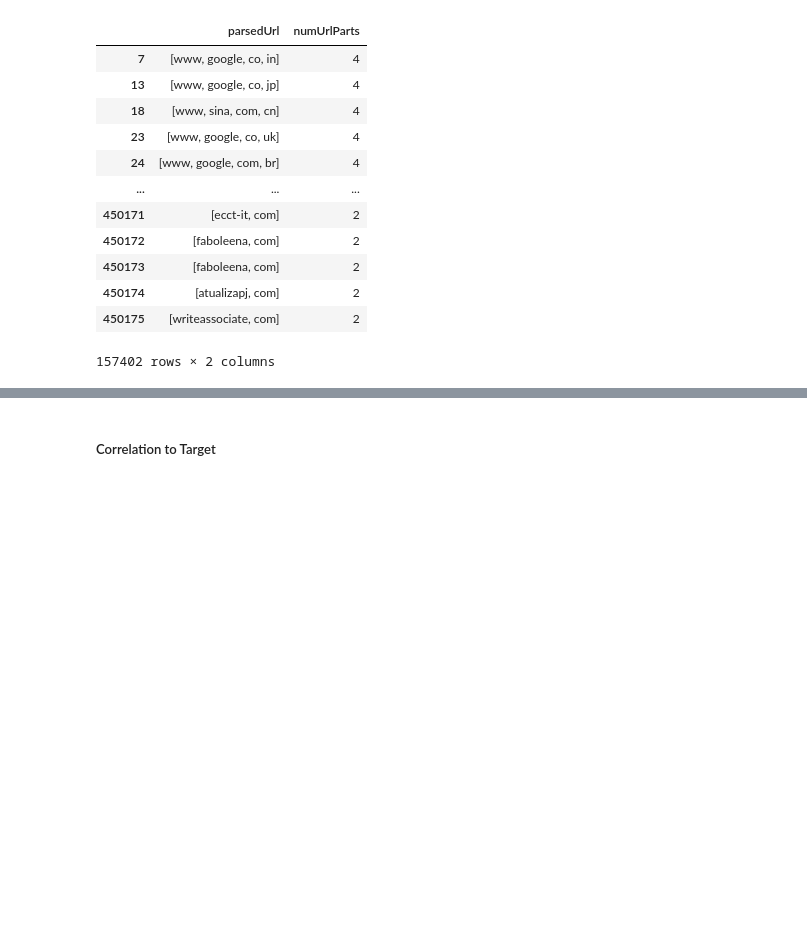
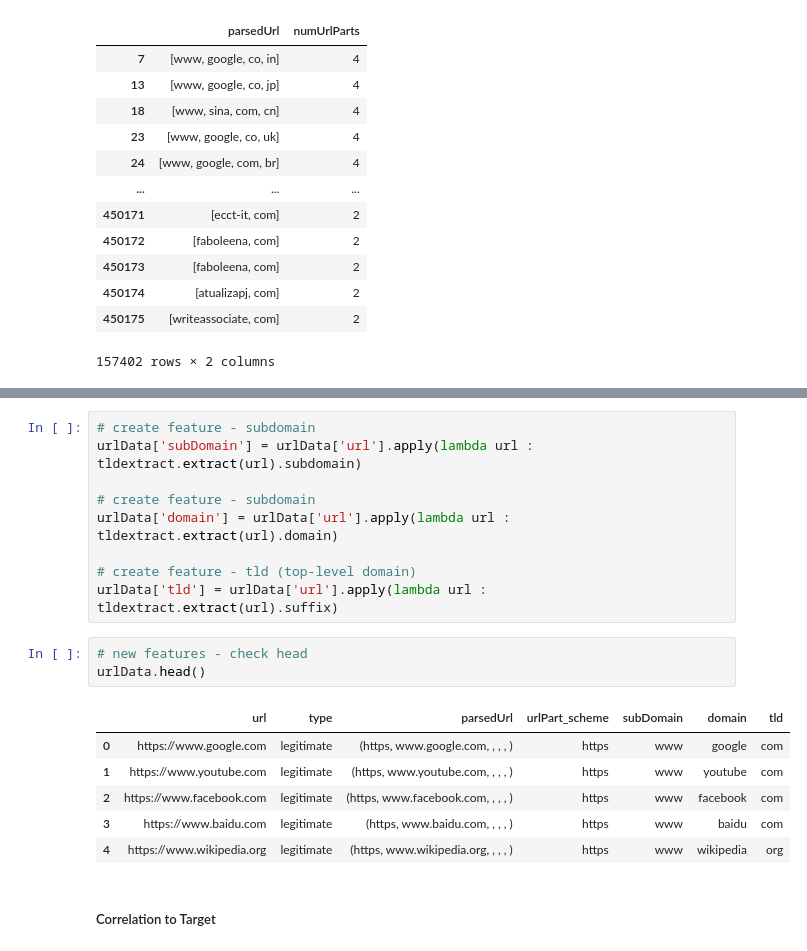
Before and after one commit to mdgarber/DetectPhishURL, a Jupyter notebook: DetectPhishURL/notebooks/detectPhishUrl.ipynb, the cells around one changed output, grey strips where cells are left out. Saved outputs shown, nothing was run; the diff lists cells and outputs as text; blank space fills up the shorter version.

Commit message:
extracted domain parts, now get rest of url parts

```diff
--- a/DetectPhishURL/notebooks/detectPhishUrl.ipynb
+++ b/DetectPhishURL/notebooks/detectPhishUrl.ipynb
@@ -357,3 +389,22 @@ hostNameSplit[hostNameSplit['numUrlParts'] != 3]
+# %%
+# create feature - subdomain
+urlData['subDomain'] = urlData['url'].apply(lambda url : tldextract.extract(url).subdomain)
+
+# create feature - subdomain
+urlData['domain'] = urlData['url'].apply(lambda url : tldextract.extract(url).domain)
+
+# create feature - tld (top-level domain)
+urlData['tld'] = urlData['url'].apply(lambda url : tldextract.extract(url).suffix)
+# %%
+# new features - check head
+urlData.head()
+# %% [output]
+|  | url | type | parsedUrl | urlPart_scheme | subDomain | domain | tld |
+| 0 | https://www.google.com | legitimate | (https, www.google.com, , , , ) | https | www | google | com |
+| 1 | https://www.youtube.com | legitimate | (https, www.youtube.com, , , , ) | https | www | youtube | com |
+| 2 | https://www.facebook.com | legitimate | (https, www.facebook.com, , , , ) | https | www | facebook | com |
+| 3 | https://www.baidu.com | legitimate | (https, www.baidu.com, , , , ) | https | www | baidu | com |
+| 4 | https://www.wikipedia.org | legitimate | (https, www.wikipedia.org, , , , ) | https | www | wikipedia | org |
 # %% [markdown]
 ##### Correlation to Target
 # %%
```
Also changed, not shown: parts of 7 cells of this notebook.
